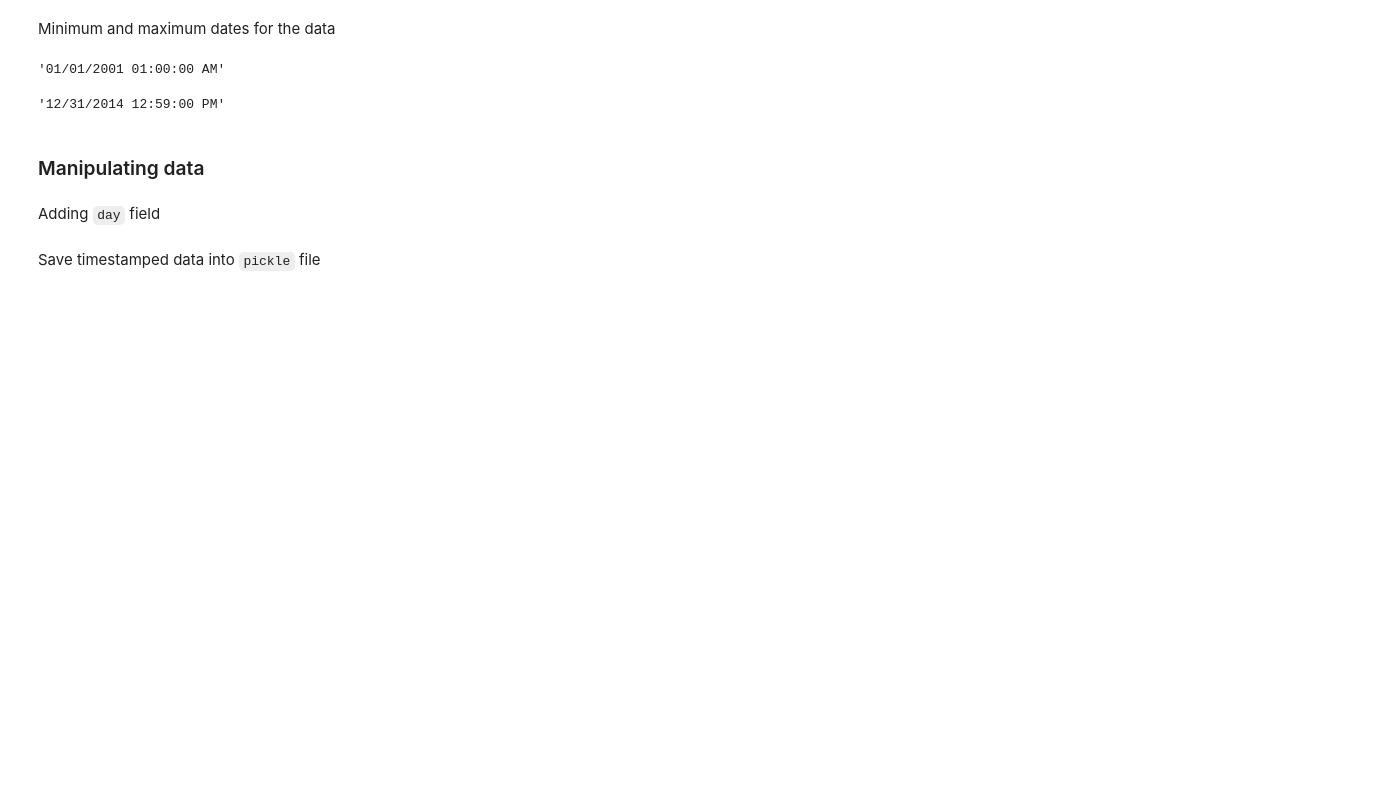
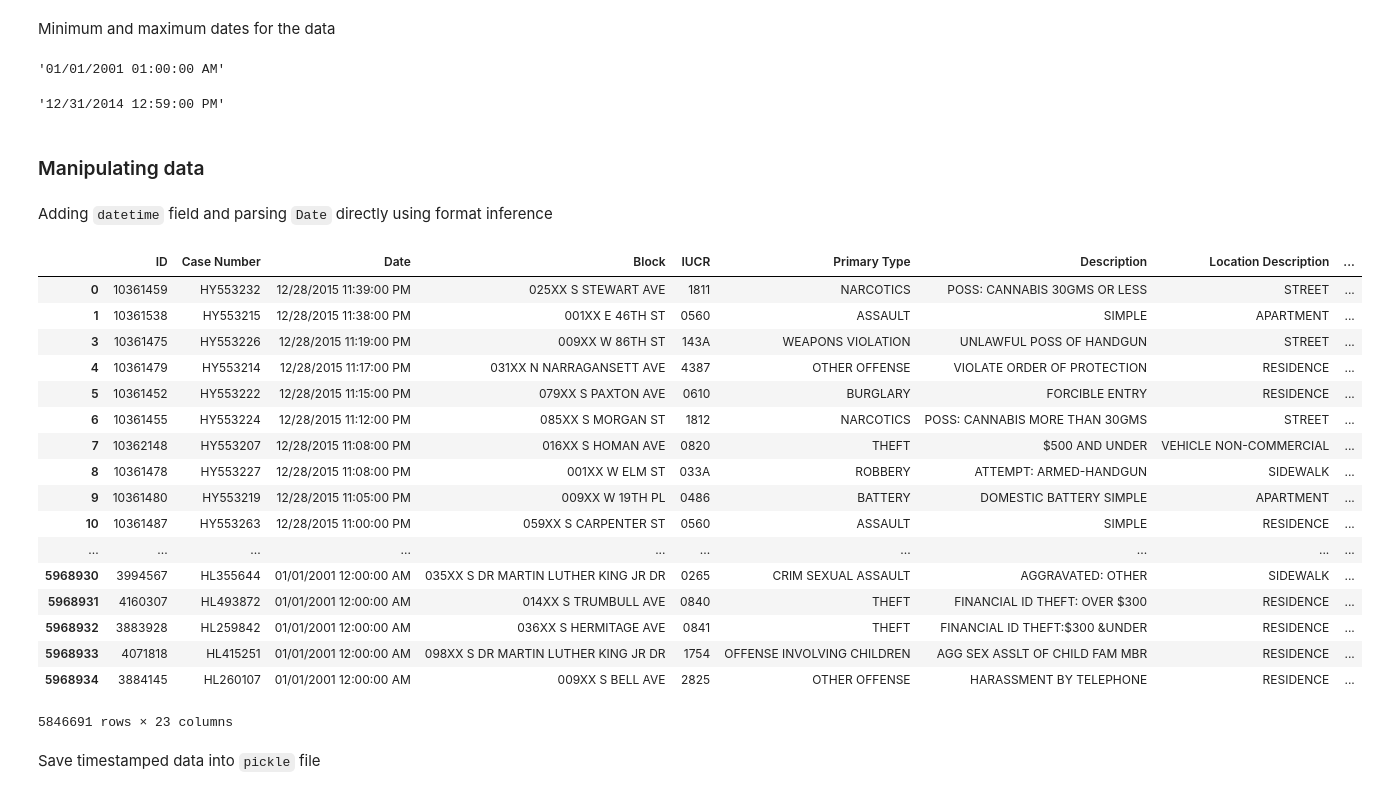
Before and after one commit to talesa/crime-predictive-model-chicago, a Jupyter notebook: Adam-clean-convert-timestamp-data.ipynb, the cells around one changed output. Saved outputs shown, nothing was run; the diff lists cells and outputs as text; code cells hidden in the pictures; blank space fills up the shorter version.

Commit message:
Timestamps with times
Improved timestamping to include times and removed the unnecessary 'day'
column

```diff
--- a/Adam-clean-convert-timestamp-data.ipynb
+++ b/Adam-clean-convert-timestamp-data.ipynb
@@ -73,7 +73,5 @@ crime_chicago['Date'].max()
 '12/31/2014 12:59:00 PM'
 # %% [markdown]
 ### Manipulating data
-# %% [markdown]
-Adding `day` field
-# %%
-crime_chicago['day'] = crime_chicago['Date'].map(lambda x: x[:10])
+# %% [markdown]
+Adding `datetime` field and parsing `Date` directly using format inference
@@ -80,5 +80,26 @@ crime_chicago['day'] = crime_chicago['Date'].map(lambda x: x[:10])
 # %%
-crime_chicago['datetime'] = pd.to_datetime(crime_chicago['day'])
+crime_chicago['datetime'] = pd.to_datetime(crime_chicago['Date'], infer_datetime_format=True)
+# %%
+crime_chicago
+# %% [output]
+|  | ID | Case Number | Date | Block | IUCR | Primary Type | Description | Location Description | ... |
+| 0 | 10361459 | HY553232 | 12/28/2015 11:39:00 PM | 025XX S STEWART AVE | 1811 | NARCOTICS | POSS: CANNABIS 30GMS OR LESS | STREET | ... |
+| 1 | 10361538 | HY553215 | 12/28/2015 11:38:00 PM | 001XX E 46TH ST | 0560 | ASSAULT | SIMPLE | APARTMENT | ... |
+| 3 | 10361475 | HY553226 | 12/28/2015 11:19:00 PM | 009XX W 86TH ST | 143A | WEAPONS VIOLATION | UNLAWFUL POSS OF HANDGUN | STREET | ... |
+| 4 | 10361479 | HY553214 | 12/28/2015 11:17:00 PM | 031XX N NARRAGANSETT AVE | 4387 | OTHER OFFENSE | VIOLATE ORDER OF PROTECTION | RESIDENCE | ... |
+| 5 | 10361452 | HY553222 | 12/28/2015 11:15:00 PM | 079XX S PAXTON AVE | 0610 | BURGLARY | FORCIBLE ENTRY | RESIDENCE | ... |
+| 6 | 10361455 | HY553224 | 12/28/2015 11:12:00 PM | 085XX S MORGAN ST | 1812 | NARCOTICS | POSS: CANNABIS MORE THAN 30GMS | STREET | ... |
+| 7 | 10362148 | HY553207 | 12/28/2015 11:08:00 PM | 016XX S HOMAN AVE | 0820 | THEFT | $500 AND UNDER | VEHICLE NON-COMMERCIAL | ... |
+| 8 | 10361478 | HY553227 | 12/28/2015 11:08:00 PM | 001XX W ELM ST | 033A | ROBBERY | ATTEMPT: ARMED-HANDGUN | SIDEWALK | ... |
+| 9 | 10361480 | HY553219 | 12/28/2015 11:05:00 PM | 009XX W 19TH PL | 0486 | BATTERY | DOMESTIC BATTERY SIMPLE | APARTMENT | ... |
+| 10 | 10361487 | HY553263 | 12/28/2015 11:00:00 PM | 059XX S CARPENTER ST | 0560 | ASSAULT | SIMPLE | RESIDENCE | ... |
+| ... | ... | ... | ... | ... | ... | ... | ... | ... | ... |
+| 5968930 | 3994567 | HL355644 | 01/01/2001 12:00:00 AM | 035XX S DR MARTIN LUTHER KING JR DR | 0265 | CRIM SEXUAL ASSAULT | AGGRAVATED: OTHER | SIDEWALK | ... |
+| 5968931 | 4160307 | HL493872 | 01/01/2001 12:00:00 AM | 014XX S TRUMBULL AVE | 0840 | THEFT | FINANCIAL ID THEFT: OVER $300 | RESIDENCE | ... |
+| 5968932 | 3883928 | HL259842 | 01/01/2001 12:00:00 AM | 036XX S HERMITAGE AVE | 0841 | THEFT | FINANCIAL ID THEFT:$300 &UNDER | RESIDENCE | ... |
+| 5968933 | 4071818 | HL415251 | 01/01/2001 12:00:00 AM | 098XX S DR MARTIN LUTHER KING JR DR | 1754 | OFFENSE INVOLVING CHILDREN | AGG SEX ASSLT OF CHILD FAM MBR | RESIDENCE | ... |
+| 5968934 | 3884145 | HL260107 | 01/01/2001 12:00:00 AM | 009XX S BELL AVE | 2825 | OTHER OFFENSE | HARASSMENT BY TELEPHONE | RESIDENCE | ... |
+5846691 rows × 23 columns
 # %% [markdown]
 Save timestamped data into `pickle` file
 # %%
```
Also changed, not shown: parts of 2 cells of this notebook.
